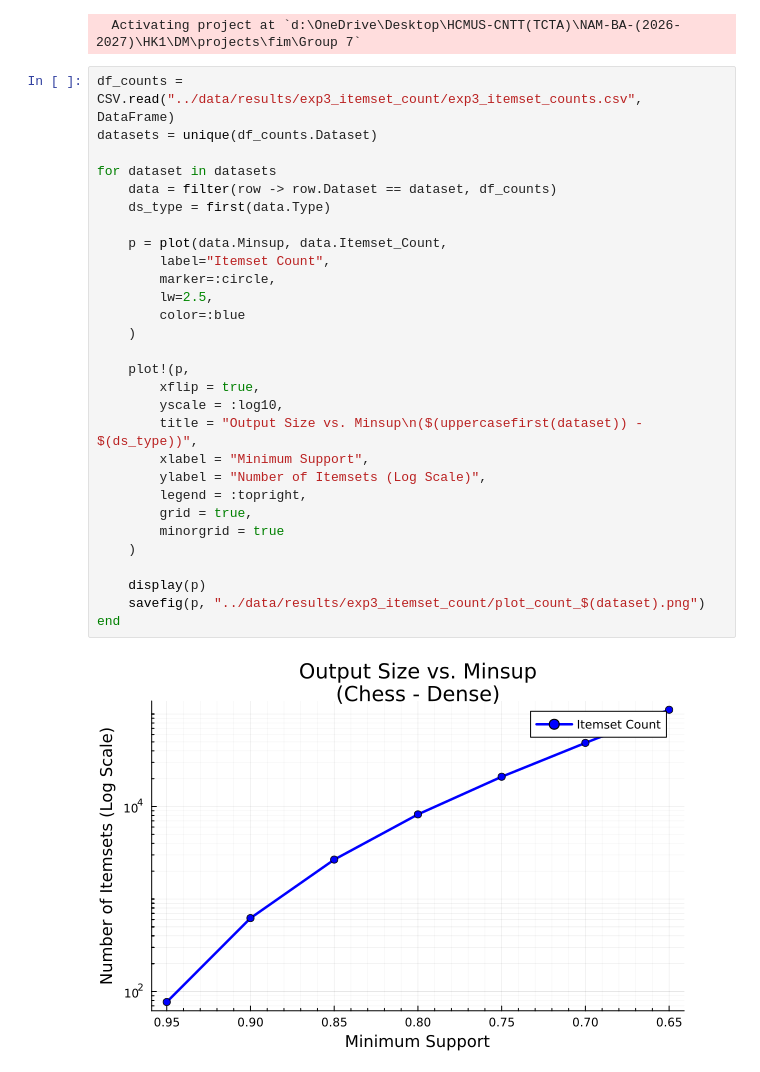
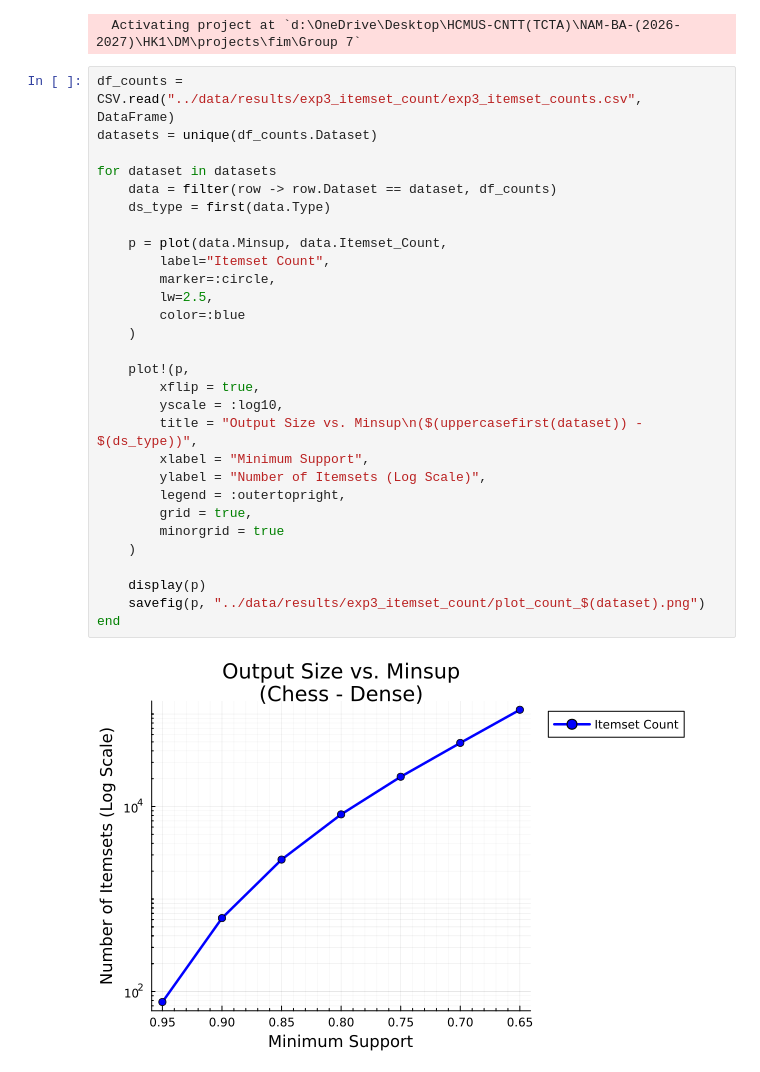
Before and after one commit to cosude/Data-Mining-FIM-Group-7, a Jupyter notebook: notebooks/plot_exp3.ipynb, the cells around one changed output. Cells and saved outputs as stored; diff of their text form.

```diff
--- a/notebooks/plot_exp3.ipynb
+++ b/notebooks/plot_exp3.ipynb
@@ -11,31 +11,31 @@ using Plots
 # %%
 df_counts = CSV.read("../data/results/exp3_itemset_count/exp3_itemset_counts.csv", DataFrame)
 datasets = unique(df_counts.Dataset)
 
 for dataset in datasets
     data = filter(row -> row.Dataset == dataset, df_counts)
     ds_type = first(data.Type)
 
     p = plot(data.Minsup, data.Itemset_Count,
         label="Itemset Count",
         marker=:circle,
         lw=2.5,
         color=:blue
     )
 
     plot!(p,
         xflip = true,
         yscale = :log10,
         title = "Output Size vs. Minsup\n($(uppercasefirst(dataset)) - $(ds_type))",
         xlabel = "Minimum Support",
         ylabel = "Number of Itemsets (Log Scale)",
-        legend = :topright,
+        legend = :outertopright,
         grid = true,
         minorgrid = true
     )
 
     display(p)
     savefig(p, "../data/results/exp3_itemset_count/plot_count_$(dataset).png")
 end
 # %% [output]
-[figure, old version]
+[figure, new version]
```
Also changed, not shown: parts of 1 cell of this notebook, 24 other files.
